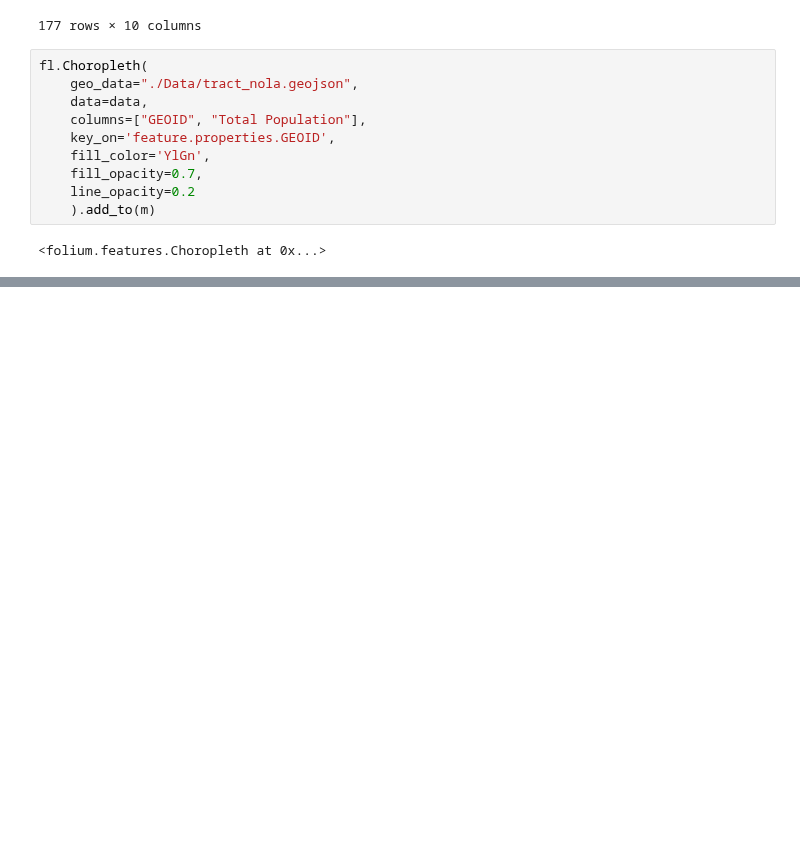
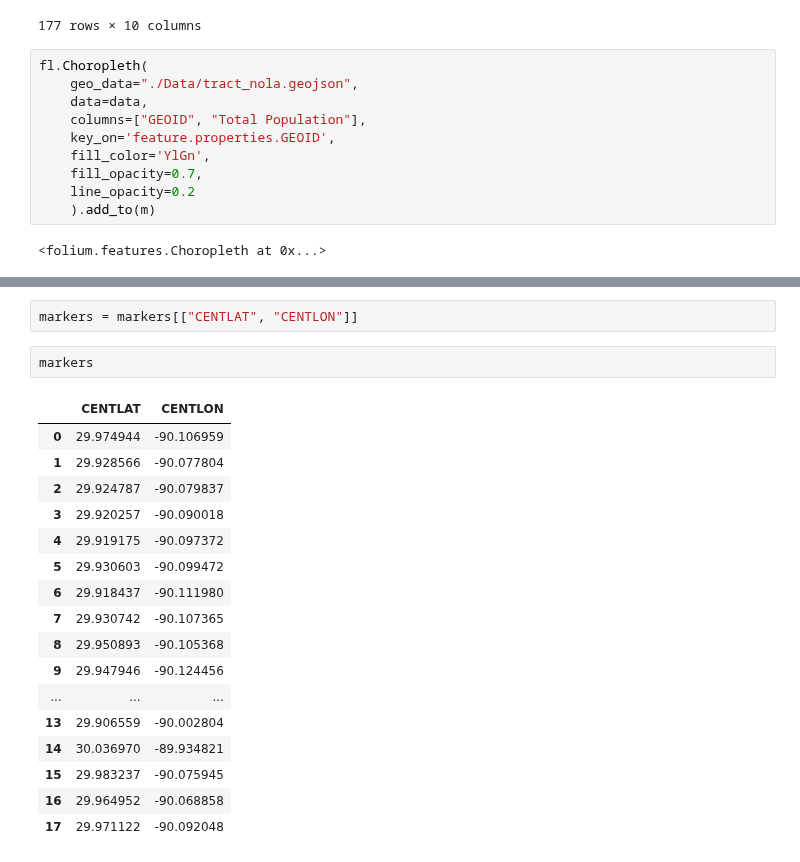
Before and after one commit to leosimanonok/DataScienceFinalTutorial, a Jupyter notebook: Untitled3.ipynb, the cells around one changed output, grey strips where cells are left out. Cells and saved outputs as stored; diff of their text form; blank space fills up the shorter version.

```diff
--- a/Untitled3.ipynb
+++ b/Untitled3.ipynb
@@ -153,0 +229,22 @@ m
+# %%
+markers = markers[["CENTLAT", "CENTLON"]]
+# %%
+markers
+# %% [output]
+|  | CENTLAT | CENTLON |
+| 0 | 29.974944 | -90.106959 |
+| 1 | 29.928566 | -90.077804 |
+| 2 | 29.924787 | -90.079837 |
+| 3 | 29.920257 | -90.090018 |
+| 4 | 29.919175 | -90.097372 |
+| 5 | 29.930603 | -90.099472 |
+| 6 | 29.918437 | -90.111980 |
+| 7 | 29.930742 | -90.107365 |
+| 8 | 29.950893 | -90.105368 |
+| 9 | 29.947946 | -90.124456 |
+| ... | ... | ... |
+| 13 | 29.906559 | -90.002804 |
+| 14 | 30.036970 | -89.934821 |
+| 15 | 29.983237 | -90.075945 |
+| 16 | 29.964952 | -90.068858 |
+| 17 | 29.971122 | -90.092048 |
```
Also changed, not shown: parts of 10 cells of this notebook, 3 other files.
